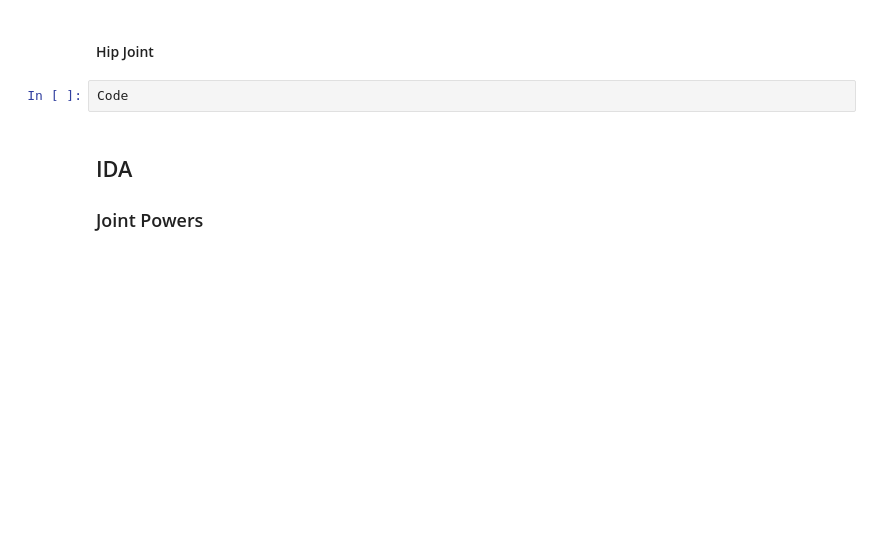
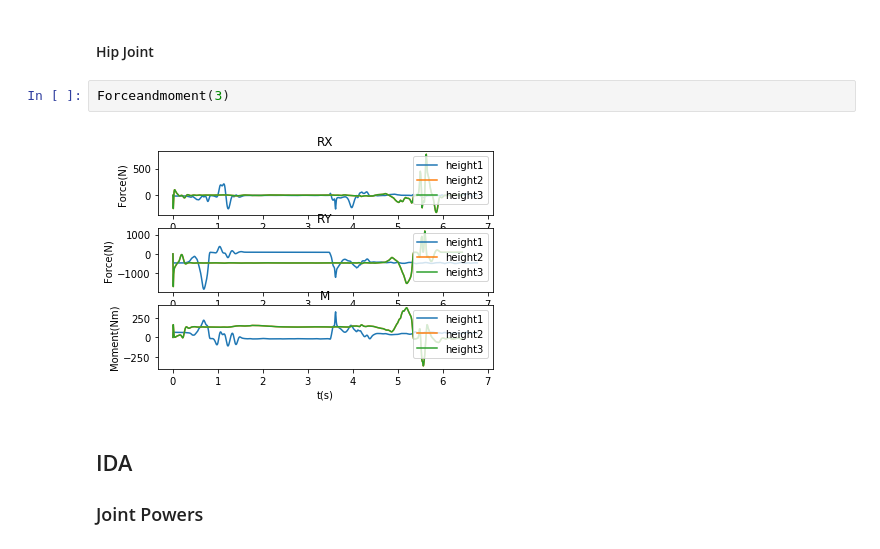
Before and after one commit to abhijeetvyas/MHM-project, a Jupyter notebook: Template-Copy_achraj.ipynb, the cells around one changed output. Saved outputs shown, nothing was run; the diff lists cells and outputs as text; blank space fills up the shorter version.

```diff
--- a/Template-Copy_achraj.ipynb
+++ b/Template-Copy_achraj.ipynb
@@ -579,7 +589,9 @@ Code
 # %% [markdown]
 #### Hip Joint
-# %%
-Code
+# %%
+Forceandmoment(3)
+# %% [output]
+[figure, added]
 # %% [markdown]
 ## IDA
 ### Joint Powers
```
Also changed, not shown: parts of 20 cells of this notebook.
